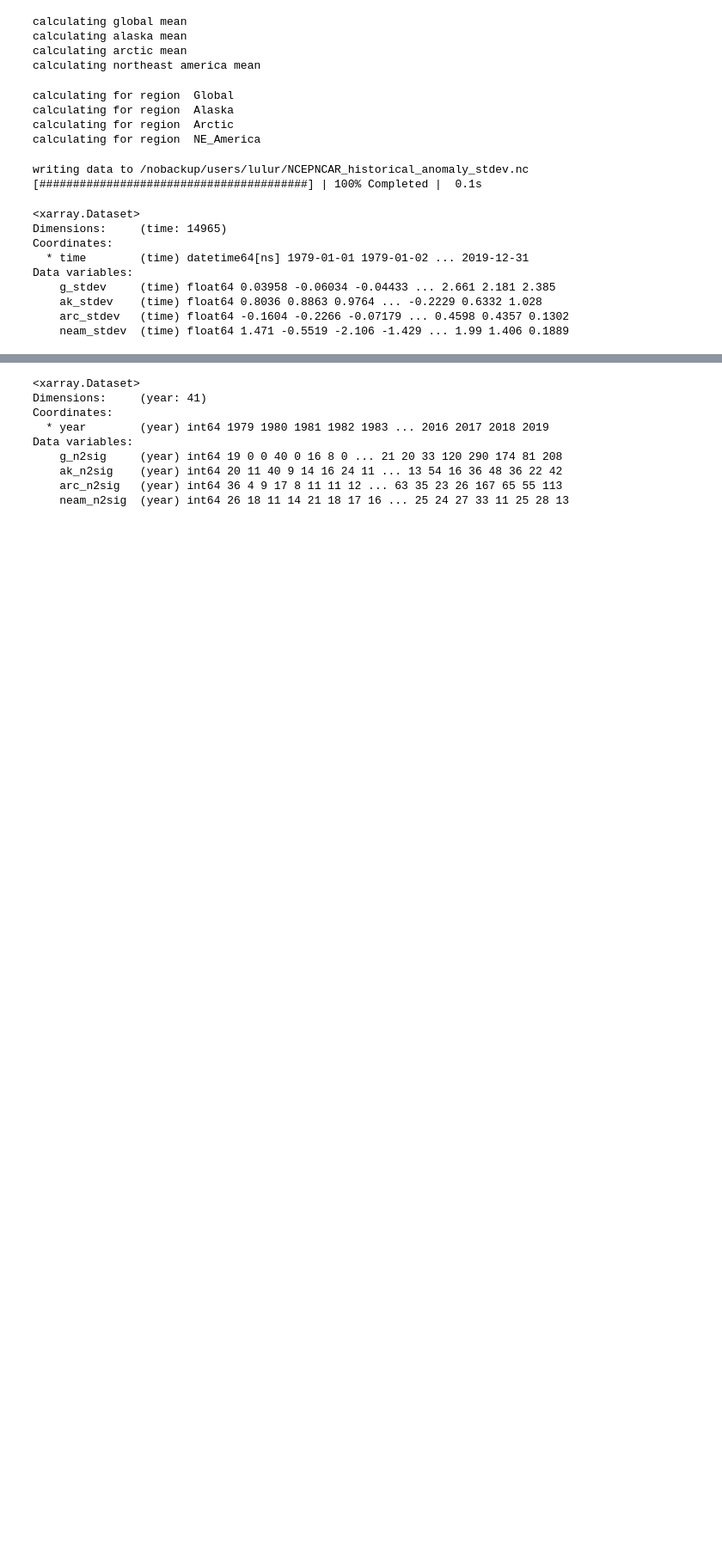
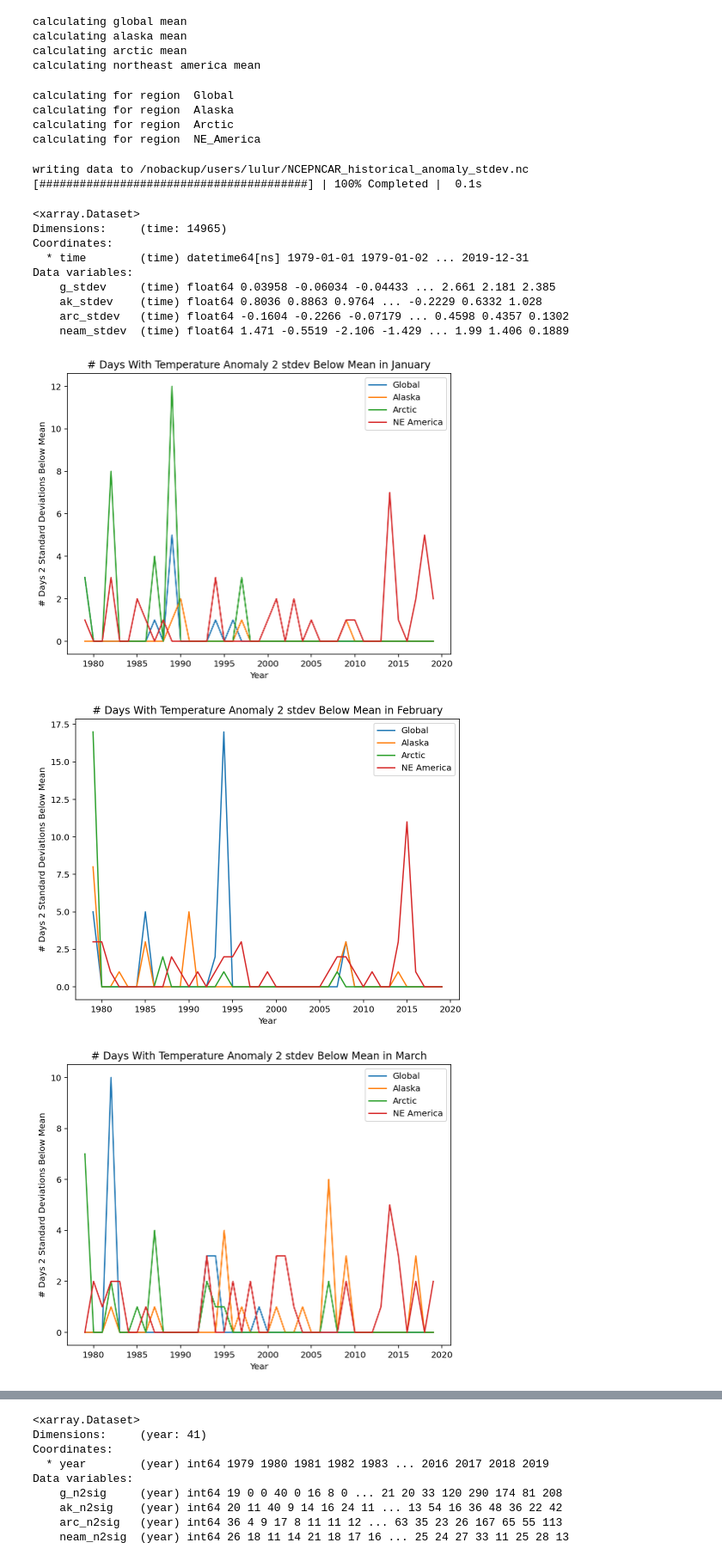
Before and after one commit to Lulurussell/CICOES-code, a Jupyter notebook: NCEP_NCAR_data.ipynb, the cells around one changed output, grey strips where cells are left out. Shown at 86% size. Saved outputs shown, nothing was run; the diff lists cells and outputs as text; code cells hidden in the pictures; blank space fills up the shorter version.

```diff
--- a/NCEP_NCAR_data.ipynb
+++ b/NCEP_NCAR_data.ipynb
@@ -258,15 +310,22 @@ for i in range(1,13):
+# %%
+months_heat = calculate_extreme_heat(ds_stdev)
+months_cold = calculate_extreme_cold(ds_stdev)
 # %%
 months = ['','January','February','March','April','May','June','July','August','September','October','November','December']
 #plot the number of days above 2sigma by region and month
 for i in range(1,13):
-    n_2sig = months_ds[i]
+    n_2sig = months_cold[i]
     plt.figure(figsize=(8,6))
     plt.plot(n_2sig['year'],n_2sig['global_n2sig'],label='Global')
     plt.plot(n_2sig['year'],n_2sig['alaska_n2sig'],label='Alaska')
     plt.plot(n_2sig['year'],n_2sig['arctic_n2sig'],label='Arctic')
     plt.plot(n_2sig['year'],n_2sig['ne_america_n2sig'],label='NE America')
-    plt.title('# Days Outside of 2 stdev Temperature Anomaly in '+ months[i])
+    plt.title('# Days With Temperature Anomaly 2 stdev Below Mean in '+ months[i])
     plt.xlabel('Year')
     plt.legend()
-    plt.ylabel('# Days above 2 Standard Deviations')
-    plt.savefig('./figures/NCEP_NCAR_anomalies/monthly_ndays_2sig/n_2sig_days_'+months[i]+'.png')
+    plt.ylabel('# Days 2 Standard Deviations Below Mean')
+    plt.savefig('./figures/NCEP_NCAR_anomalies/monthly_ndays_2sig/n_2sig_cold_days_'+months[i]+'.png')
+# %% [output]
+[figure, added]
+[figure, added]
+[figure, added]
```
Also changed, not shown: parts of 9 cells of this notebook, 1 other file.
